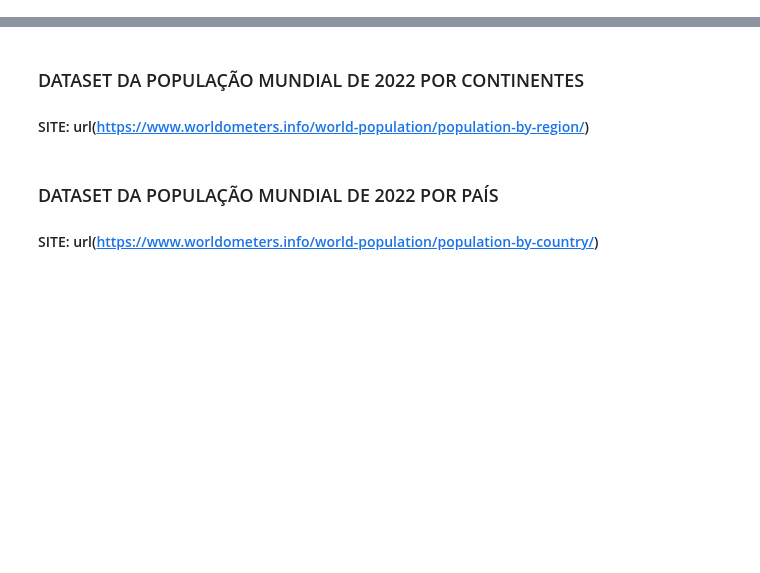
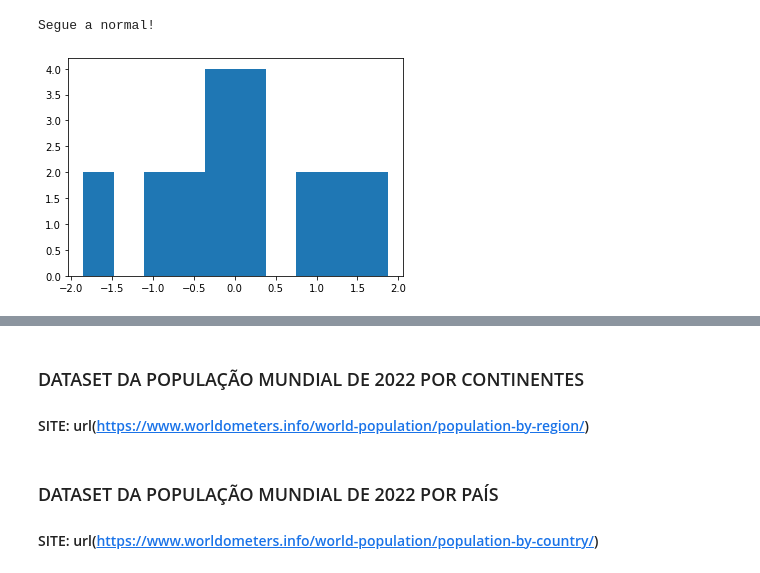
Before and after one commit to hyagodiasf/WEB-SCRAPING, a Jupyter notebook: beautifulsoup/datasets.ipynb, the cells around one changed output, grey strips where cells are left out. Cells and saved outputs as stored; diff of their text form; code cells hidden in the pictures; blank space fills up the shorter version.

```diff
--- a/beautifulsoup/datasets.ipynb
+++ b/beautifulsoup/datasets.ipynb
@@ -7,0 +386,3 @@ import pandas as pd
+# %%
+data_zscore = stats.zscore(dataset['P'])
+data_zscore
@@ -7,0 +409,13 @@ import pandas as pd
+# %%
+#Dist é a Distância e p_v é o p-value
+if(Dist < p_v):
+    print("Segue a normal!")
+else:
+    print("Não segue a normal!")
+# %% [output]
+Segue a normal!
+# %%
+plt.hist(data_zscore)
+plt.show()
+# %% [output]
+[figure, added]
```
Also changed, not shown: parts of 54 cells of this notebook.
